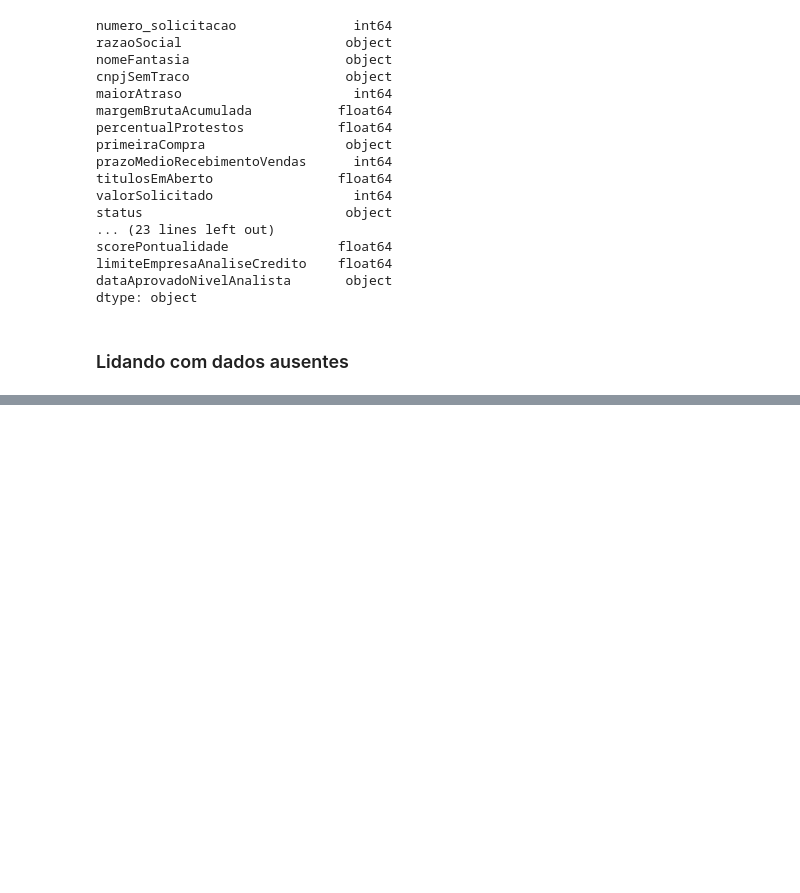
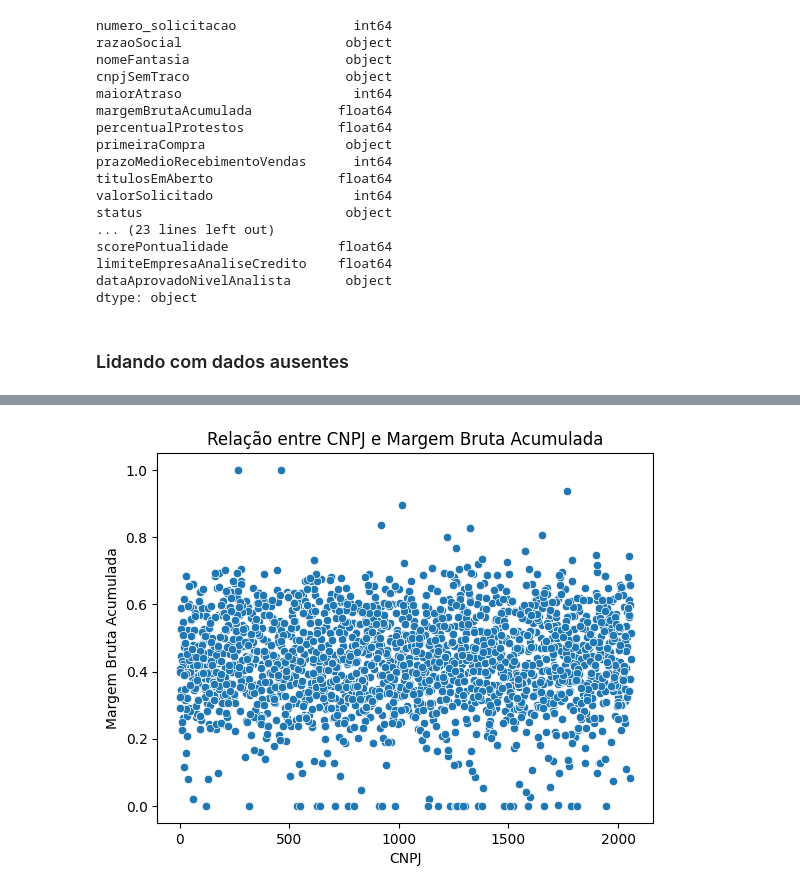
Before and after one commit to JuliaF23/CPAI, a Jupyter notebook: CP/cp.ipynb, the cells around one changed output, grey strips where cells are left out. Saved outputs shown, nothing was run; the diff lists cells and outputs as text; code cells hidden in the pictures; blank space fills up the shorter version.

```diff
--- a/CP/cp.ipynb
+++ b/CP/cp.ipynb
@@ -148,0 +201,10 @@ for col in dados.columns[:-1]:
+# %%
+plt.title('Relação entre CNPJ e Margem Bruta Acumulada')
+plt.xlabel("CNPJ")
+plt.ylabel("Margem Bruta Acumulada")
+
+sns.scatterplot(x='cnpjSemTraco', y='margemBrutaAcumulada', data=dados)
+
+plt.show()
+# %% [output]
+[figure, added]
```
Also changed, not shown: parts of 31 cells of this notebook.
